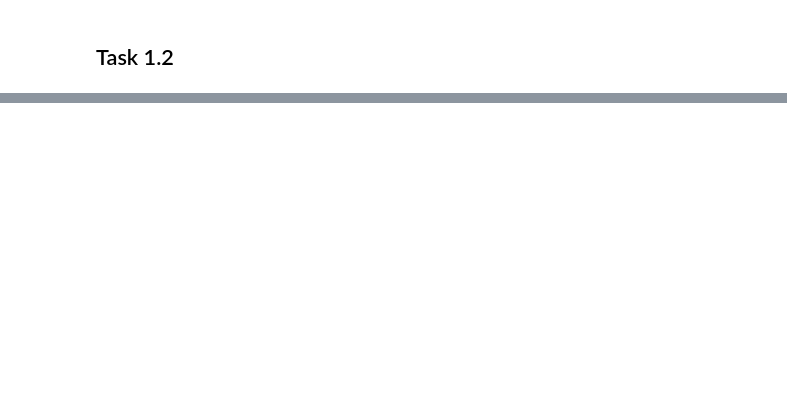
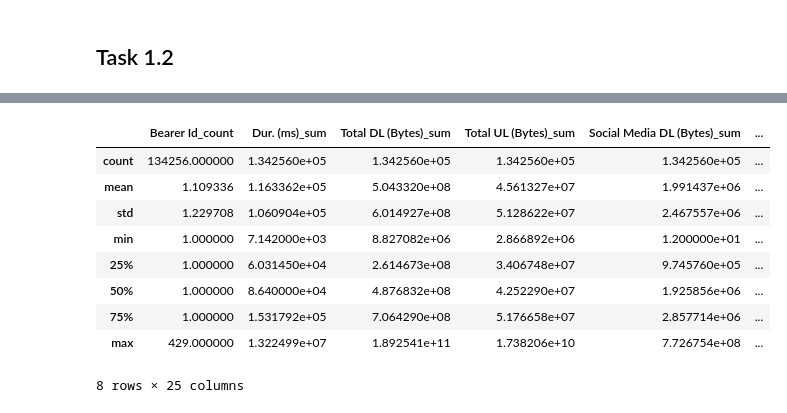
Before and after one commit to GETUCHALA20/TelcomAnalysis, a Jupyter notebook: Telecom Analaysis.ipynb, the cells around one changed output, grey strips where cells are left out. Drawn from its saved outputs; the diff is of its cells as text; code cells hidden in the pictures; blank space fills up the shorter version.

```diff
--- a/Telecom Analaysis.ipynb
+++ b/Telecom Analaysis.ipynb
@@ -299,0 +351,13 @@ memory usage: 68.6+ MB
+# %%
+newdf.describe()
+# %% [output]
+|  | Bearer Id_count | Dur. (ms)_sum | Total DL (Bytes)_sum | Total UL (Bytes)_sum | Social Media DL (Bytes)_sum | ... |
+| count | 134256.000000 | 1.342560e+05 | 1.342560e+05 | 1.342560e+05 | 1.342560e+05 | ... |
+| mean | 1.109336 | 1.163362e+05 | 5.043320e+08 | 4.561327e+07 | 1.991437e+06 | ... |
+| std | 1.229708 | 1.060904e+05 | 6.014927e+08 | 5.128622e+07 | 2.467557e+06 | ... |
+| min | 1.000000 | 7.142000e+03 | 8.827082e+06 | 2.866892e+06 | 1.200000e+01 | ... |
+| 25% | 1.000000 | 6.031450e+04 | 2.614673e+08 | 3.406748e+07 | 9.745760e+05 | ... |
+| 50% | 1.000000 | 8.640000e+04 | 4.876832e+08 | 4.252290e+07 | 1.925856e+06 | ... |
+| 75% | 1.000000 | 1.531792e+05 | 7.064290e+08 | 5.176658e+07 | 2.857714e+06 | ... |
+| max | 429.000000 | 1.322499e+07 | 1.892541e+11 | 1.738206e+10 | 7.726754e+08 | ... |
+8 rows × 25 columns
```
Also changed, not shown: parts of 8 cells of this notebook.
